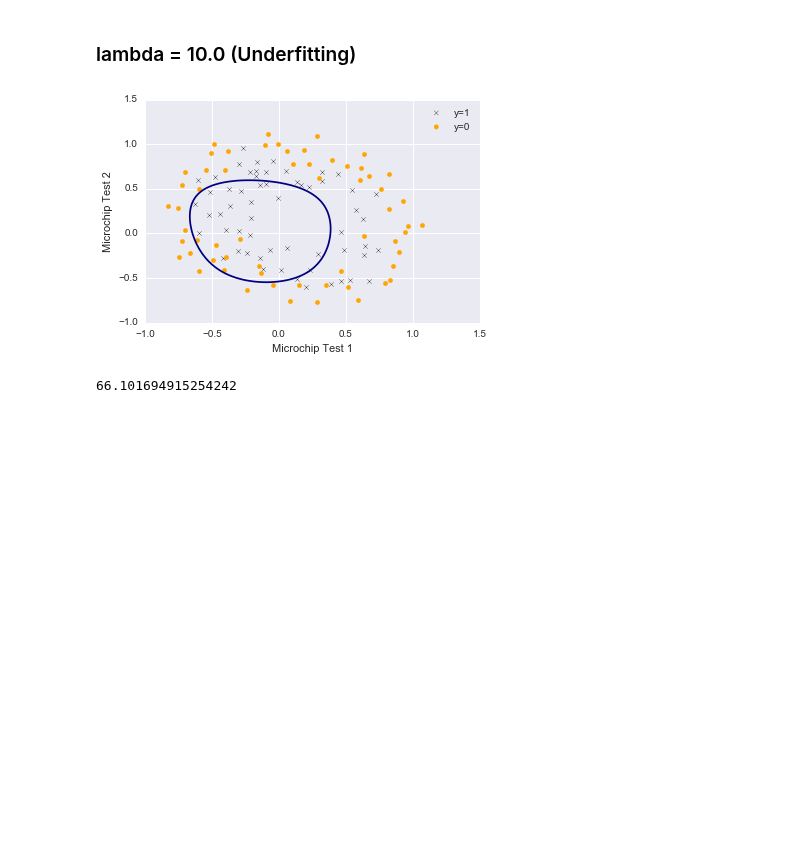
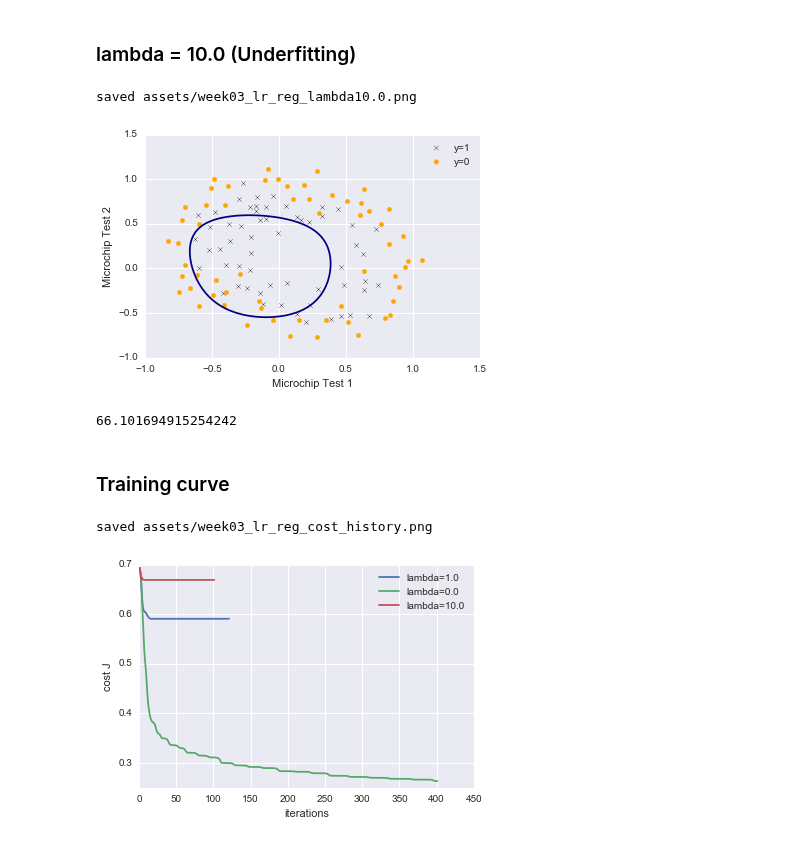
Before and after one commit to uents/coursera-ml, a Jupyter notebook: week03/logistic_regression_regularized.ipynb, the cells around one changed output. Drawn from its saved outputs; the diff is of its cells as text; code cells hidden in the pictures; blank space fills up the shorter version.

```diff
--- a/week03/regularized_logistic_regression/regularized_logistic_regression.ipynb
+++ b/week03/logistic_regression_regularized.ipynb
@@ -66,7 +73,7 @@ df = pd.DataFrame(X); df.head(5)
 # %% [markdown]
 ## Cost function and gradient
 # %%
-y = np.array(df_train['result'])
-y = y.reshape(len(y), 1)
+y = np.array(train_frame['result']).reshape(-1, 1)
 
-initial_theta = np.zeros((X.shape[1],1))
+n = X.shape[1]
+initial_theta = np.zeros((n, 1))
@@ -119,9 +122,8 @@ def plot_boundary(x1s, x2s, ys):
 # %% [markdown]
 ### labmda = 1.0
 # %%
-theta, J = optimize_theta(initial_theta, X, y, 1.0)
-
-ys = compute_boundary(theta, x1s, x2s, gridsize)
-plot_boundary(x1s, x2s, ys)
-plt.savefig('week03_lrreg_lambda1.0.png')
+theta, J_history_lmd1 = optimize_params_reg(initial_theta, X, y, 1.)
+ys = compute_boundary(theta, xs1, xs2, gridsize)
+plot_boundary(xs1, xs2, ys)
+savefig('week03_lr_reg_lambda1.0.png')
 # %% [output]
@@ -134,9 +137,8 @@ compute_train_accuracy(ypreds, y)
 # %% [markdown]
 ### labmda = 0.0 (Overfitting)
 # %%
-theta, J = optimize_theta(initial_theta, X, y, 0.0)
-
-ys = compute_boundary(theta, x1s, x2s, gridsize)
-plot_boundary(x1s, x2s, ys)
-plt.savefig('week03_lrreg_lambda0.0.png')
+theta, J_history_lmd0 = optimize_params_reg(initial_theta, X, y, 0.)
+ys = compute_boundary(theta, xs1, xs2, gridsize)
+plot_boundary(xs1, xs2, ys)
+savefig('week03_lr_reg_lambda0.0.png')
 # %% [output]
@@ -149,15 +152,30 @@ compute_train_accuracy(ypreds, y)
 # %% [markdown]
 ### lambda = 10.0 (Underfitting)
 # %%
-theta, J = optimize_theta(initial_theta, X, y, 10.0)
-
-ys = compute_boundary(theta, x1s, x2s, gridsize)
-plot_boundary(x1s, x2s, ys)
-plt.savefig('week03_lrreg_lambda10.0.png')
+theta, J_history_lmd10 = optimize_params_reg(initial_theta, X, y, 10.)
+ys = compute_boundary(theta, xs1, xs2, gridsize)
+plot_boundary(xs1, xs2, ys)
+savefig('week03_lr_reg_lambda10.0.png')
 # %% [output]
+saved assets/week03_lr_reg_lambda10.0.png
 [figure]
 # %%
 ypreds = predict(theta, X)
 compute_train_accuracy(ypreds, y)
 # %% [output]
 66.101694915254242
+# %% [markdown]
+### Training curve
+# %%
+fig = plt.figure()
+ax = fig.add_subplot(1,1,1)
+ax.plot(J_history_lmd1, label="lambda=1.0")
+ax.plot(J_history_lmd0, label="lambda=0.0")
+ax.plot(J_history_lmd10, label="lambda=10.0")
+ax.legend()
+ax.set_xlabel('iterations')
+ax.set_ylabel('cost J')
+savefig('week03_lr_reg_cost_history.png')
+# %% [output]
+saved assets/week03_lr_reg_cost_history.png
+[figure, added]
```
Also changed, not shown: parts of 14 cells of this notebook, 6 other files.
